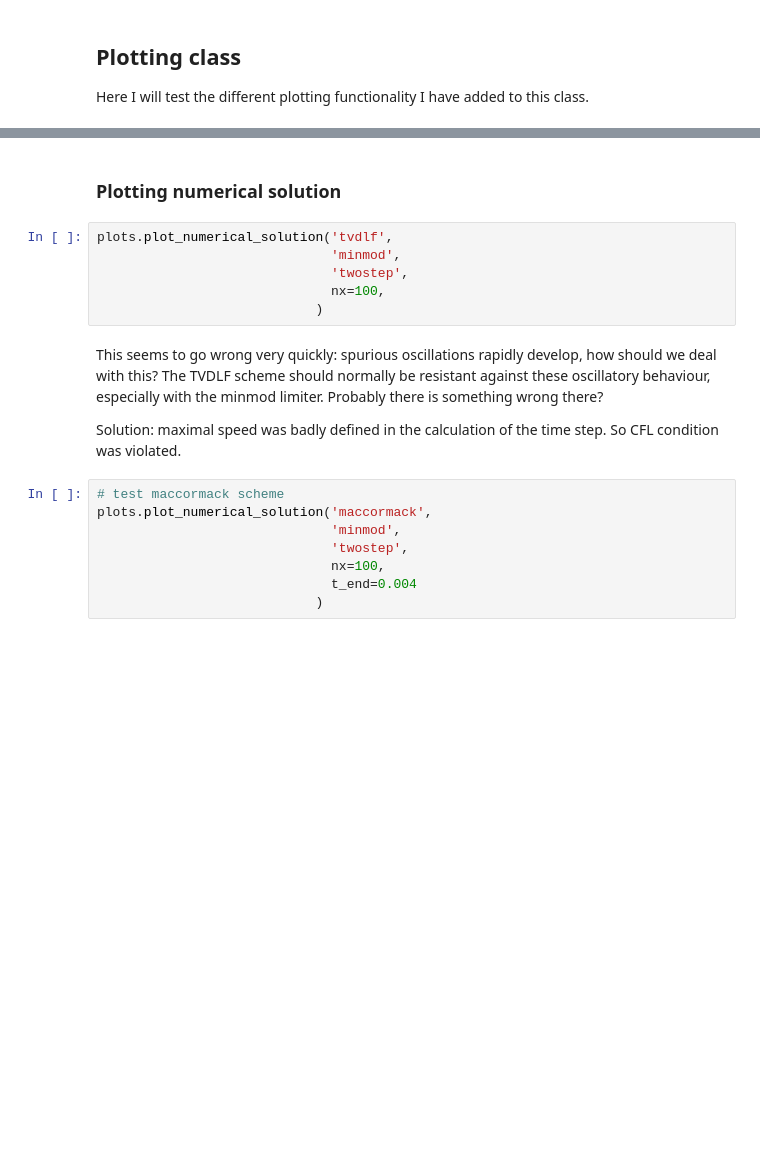
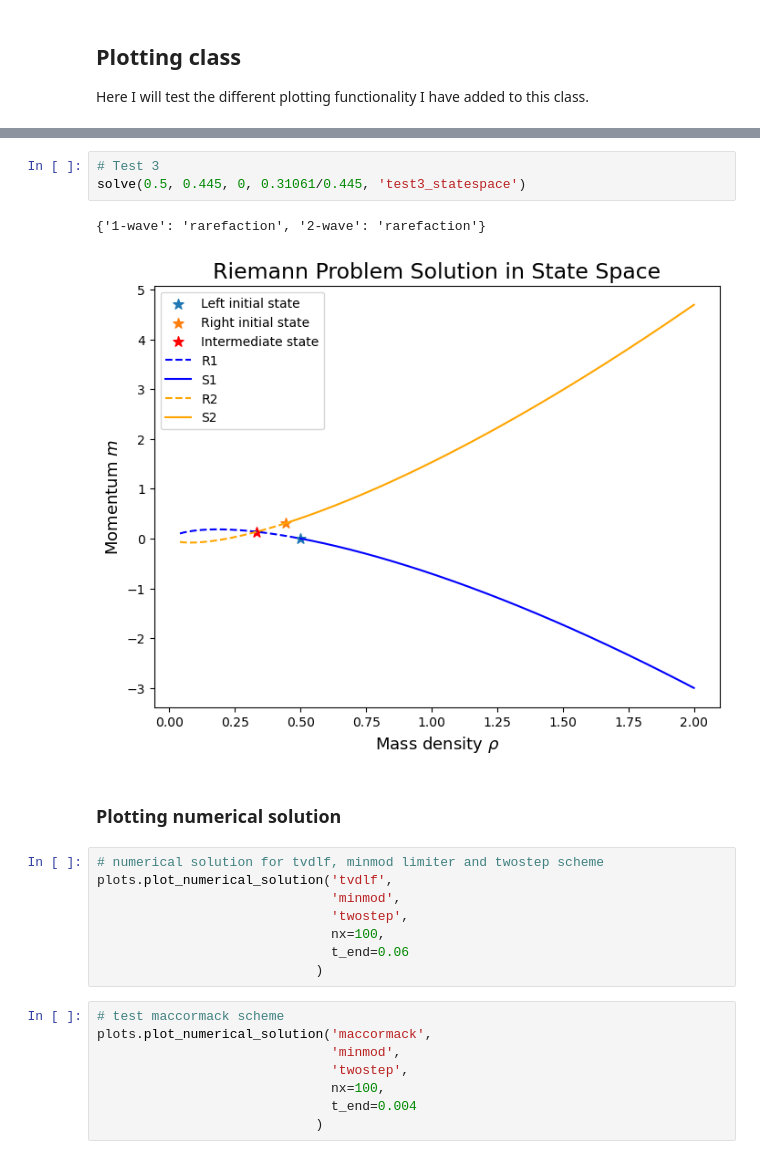
Before and after one commit to BertDepoorter/Individual_CMfAA, a Jupyter notebook: debugging.ipynb, the cells around one changed output, grey strips where cells are left out. Drawn from its saved outputs; the diff is of its cells as text; blank space fills up the shorter version.

```diff
--- a/debugging.ipynb
+++ b/debugging.ipynb
@@ -111,16 +107,19 @@ plots.Plot_Rankine_hugoniot_derivative(U_R,
+# %%
+# Test 3
+solve(0.5, 0.445, 0, 0.31061/0.445, 'test3_statespace')
+# %% [output]
+{'1-wave': 'rarefaction', '2-wave': 'rarefaction'}
+[figure, new version]
 # %% [markdown]
 ### Plotting numerical solution
 # %%
+# numerical solution for tvdlf, minmod limiter and twostep scheme
 plots.plot_numerical_solution('tvdlf',
                               'minmod',
                               'twostep',
                               nx=100,
+                              t_end=0.06
                             )
-# %% [markdown]
-This seems to go wrong very quickly: spurious oscillations rapidly develop, how should we deal with this?
-The TVDLF scheme should normally be resistant against these oscillatory behaviour, especially with the minmod limiter. Probably there is something wrong there?
-
-Solution: maximal speed was badly defined in the calculation of the time step. So CFL condition was violated.
 # %%
 # test maccormack scheme
 plots.plot_numerical_solution('maccormack',
```
Also changed, not shown: parts of 31 cells of this notebook, 6 other files.
